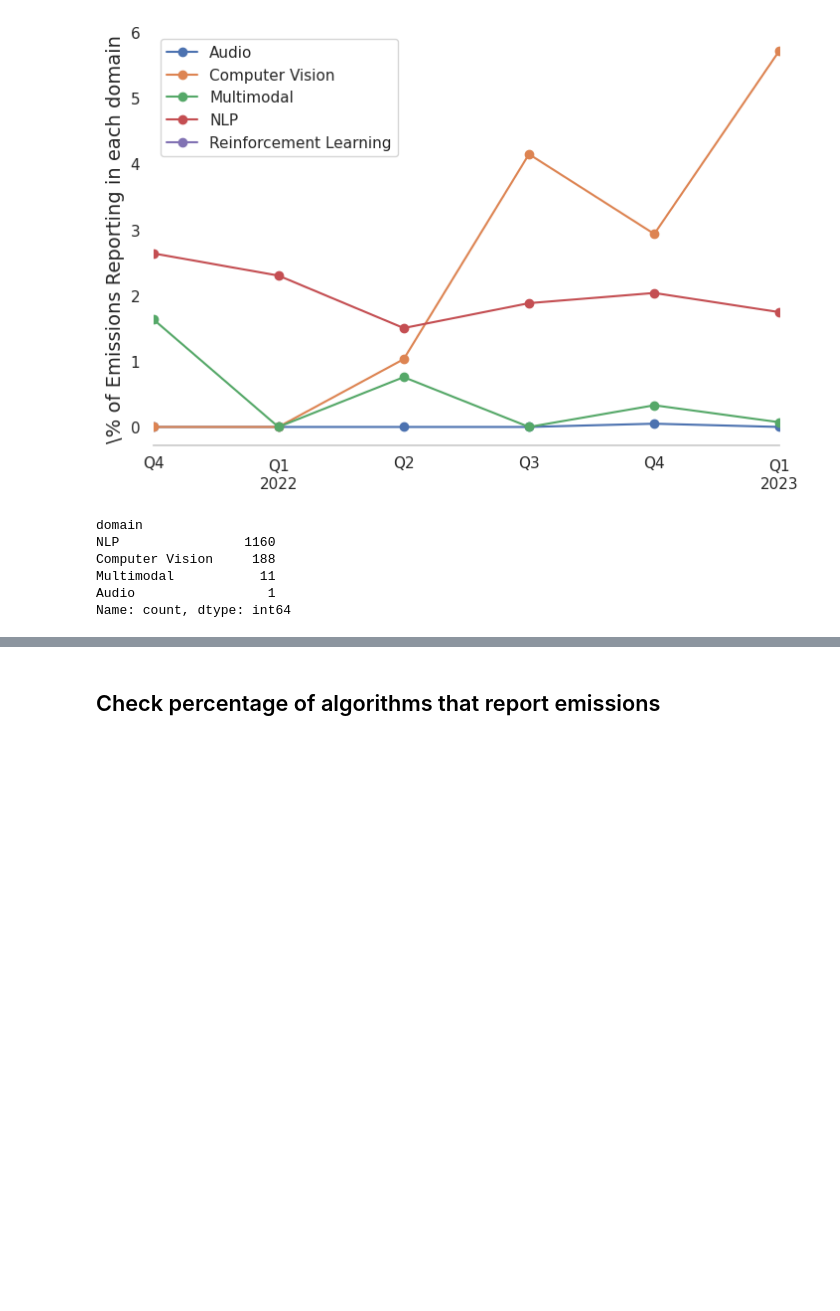
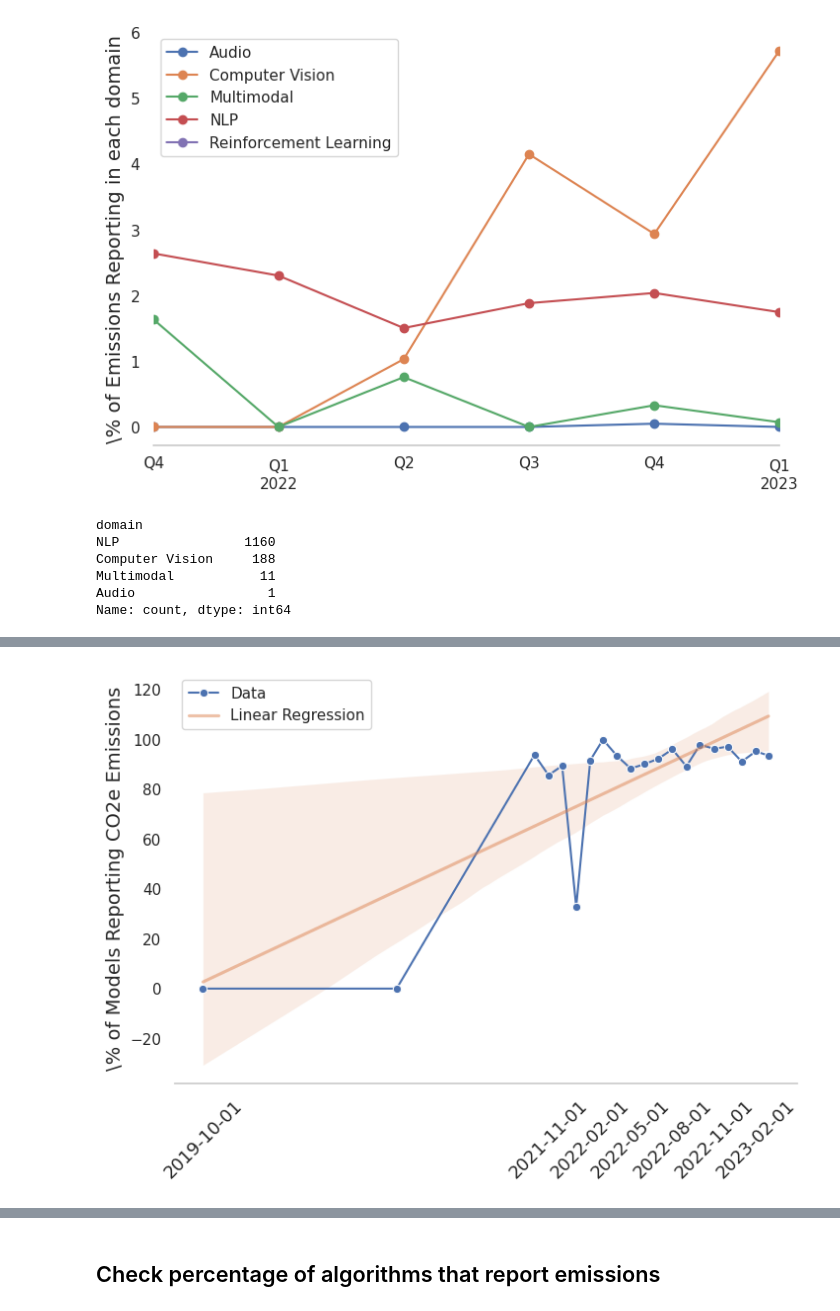
Before and after one commit to GAISSA-UPC/ML-EnergyLabel, a Jupyter notebook: code/Analysis/HFReportingAnalysis.ipynb, the cells around one changed output, grey strips where cells are left out. Saved outputs shown, nothing was run; the diff lists cells and outputs as text; code cells hidden in the pictures; blank space fills up the shorter version.

```diff
--- a/code/Analysis/HFReportingAnalysis.ipynb
+++ b/code/Analysis/HFReportingAnalysis.ipynb
@@ -417,0 +439,38 @@ df = read_df_processed()
+# %%
+import pandas as pd
+import matplotlib.pyplot as plt
+import seaborn as sns
+from datetime import datetime
+
+df['year_month'] = pd.to_datetime(df['year_month'])
+df_co2 = df[df['co2_reported']==True]
+grouped_data = df_co2.groupby('year_month').agg({'auto': 'sum', 'modelId': 'count'}).reset_index()
+
+# Calculate the ratio of models reporting CO2 emissions over the total number of models
+grouped_data['co2_reporting_ratio'] = (grouped_data['auto'] / grouped_data['modelId']) * 100
+
+# Convert datetime objects to numerical values
+ref_date = pd.Timestamp('1970-01-01')
+grouped_data['year_month_num'] = (grouped_data['year_month'] - ref_date) / pd.Timedelta(1, 'D')
+
+# only considering up to 31st march
+grouped_data = grouped_data.iloc[:-1]
+
+# Plot the evolution of the ratio of models reporting CO2 emissions over the total number of models
+plt.figure(figsize=(set_size(516)[0]+1, set_size(516)[1]+1))
+ax = sns.lineplot(data=grouped_data, x='year_month', y='co2_reporting_ratio', marker='o', label='Data')
+sns.regplot(data=grouped_data, x='year_month_num', y='co2_reporting_ratio', scatter=False, label='Linear Regression', ax=ax, line_kws={'alpha': 0.5})
+
+ax.set_ylabel('\% of Models Reporting CO2e Emissions', fontsize=14)
+xticks = grouped_data['year_month'][::xtick_interval]
+xticks = xticks.dt.strftime('%Y-%m')  # Convert Timestamp objects to strings
+ax.set_xticks(xticks)
+ax.set_xlabel(None)
+plt.xticks(rotation=45, fontsize=13)
+ax.grid(False)
+sns.despine(left=True, bottom=False)
+plt.legend()
+# plt.savefig('carbon_emissions_reporting_evolution.pdf', bbox_inches='tight')
+plt.show()
+# %% [output]
+[figure, added]
```
Also changed, not shown: parts of 4 cells of this notebook, 7 other files.
